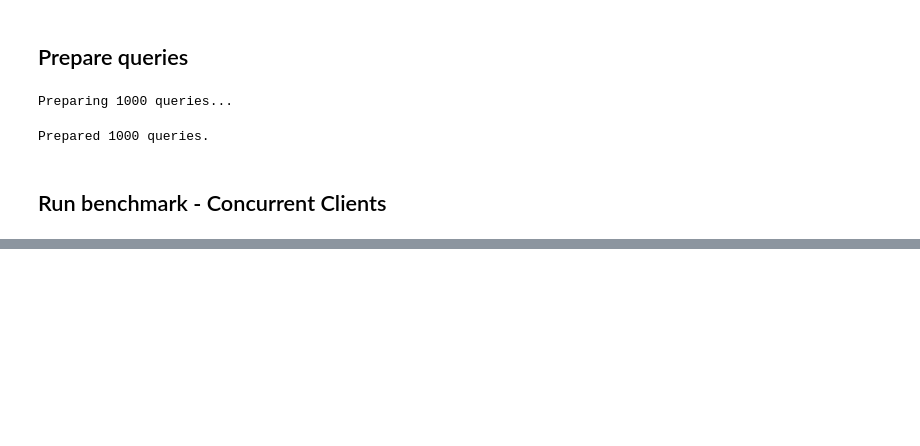
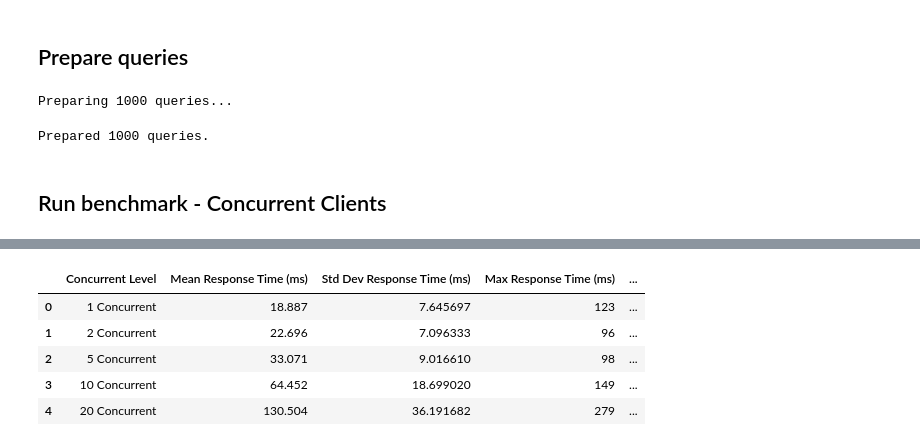
Before and after one commit to allen2c/dvs, a Jupyter notebook: scripts/run_benchmark.ipynb, the cells around one changed output, grey strips where cells are left out. Saved outputs shown, nothing was run; the diff lists cells and outputs as text; code cells hidden in the pictures; blank space fills up the shorter version.

```diff
--- a/scripts/run_benchmark.ipynb
+++ b/scripts/run_benchmark.ipynb
@@ -123,0 +123,3 @@ Running benchmark with 10 concurrent clients...
+# %%
+## Global settings
+TOP_K = 20
@@ -124 +148,60 @@ Running benchmark with 10 concurrent clients...
+# %%
+# Load the benchmark results
+df_concurrent_1 = pd.DataFrame(
+    [rec.model_dump() for rec in benchmark_concurrent_1.request_records]
+)
+df_concurrent_2 = pd.DataFrame(
+    [rec.model_dump() for rec in benchmark_concurrent_2.request_records]
+)
+df_concurrent_5 = pd.DataFrame(
+    [rec.model_dump() for rec in benchmark_concurrent_5.request_records]
+)
+df_concurrent_10 = pd.DataFrame(
+    [rec.model_dump() for rec in benchmark_concurrent_10.request_records]
+)
+df_concurrent_20 = pd.DataFrame(
+    [rec.model_dump() for rec in benchmark_concurrent_20.request_records]
+)
+# %%
+# Summary Tables
+summary_data = {
+    "Concurrent Level": [],
+    "Mean Response Time (ms)": [],
+    "Std Dev Response Time (ms)": [],
+    "Max Response Time (ms)": [],
+    "Min Response Time (ms)": [],
+    "Median Response Time (ms)": [],
+    "90th Percentile (ms)": [],
+    "Error Rate (%)": [],
+}
+
+# Assuming df_concurrent_1, df_concurrent_2, etc. are your dataframes
+concurrent_dfs = {
+    "1 Concurrent": df_concurrent_1,
+    "2 Concurrent": df_concurrent_2,
+    "5 Concurrent": df_concurrent_5,
+    "10 Concurrent": df_concurrent_10,
+    "20 Concurrent": df_concurrent_20,
+}
+
+for label, df in concurrent_dfs.items():
+    summary_data["Concurrent Level"].append(label)
+    summary_data["Mean Response Time (ms)"].append(df["response_time_ms"].mean())
+    summary_data["Std Dev Response Time (ms)"].append(df["response_time_ms"].std())
+    summary_data["Max Response Time (ms)"].append(df["response_time_ms"].max())
+    summary_data["Min Response Time (ms)"].append(df["response_time_ms"].min())
+    summary_data["Median Response Time (ms)"].append(df["response_time_ms"].median())
+    summary_data["90th Percentile (ms)"].append(df["response_time_ms"].quantile(0.9))
+    error_rate = (df["status_code"] != 200).mean() * 100
+    summary_data["Error Rate (%)"].append(error_rate)
+
+summary_df = pd.DataFrame(summary_data)
+display(summary_df)
+# %% [output]
+|  | Concurrent Level | Mean Response Time (ms) | Std Dev Response Time (ms) | Max Response Time (ms) | ... |
+| 0 | 1 Concurrent | 18.887 | 7.645697 | 123 | ... |
+| 1 | 2 Concurrent | 22.696 | 7.096333 | 96 | ... |
+| 2 | 5 Concurrent | 33.071 | 9.016610 | 98 | ... |
+| 3 | 10 Concurrent | 64.452 | 18.699020 | 149 | ... |
+| 4 | 20 Concurrent | 130.504 | 36.191682 | 279 | ... |
 # %%
```
Also changed, not shown: parts of 8 cells of this notebook.
